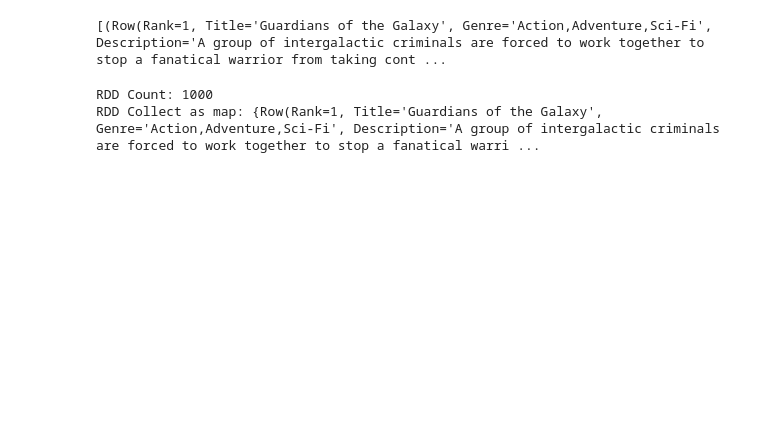
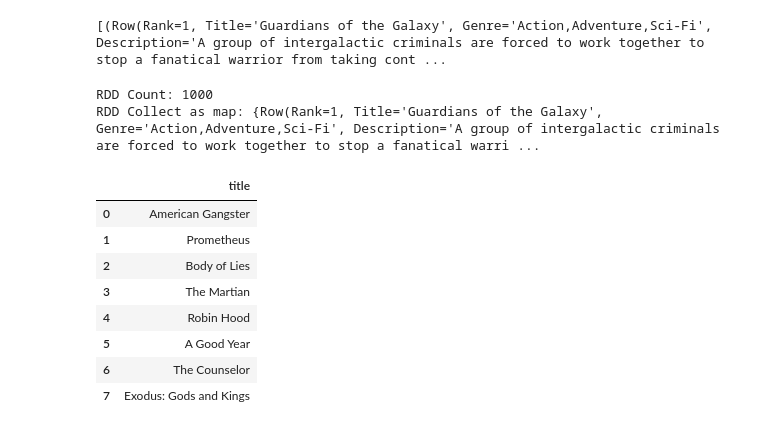
Before and after one commit to zakarlyya/examples, a Jupyter notebook: example-spark/imdb-example.ipynb, the cells around one changed output. Saved outputs shown, nothing was run; the diff lists cells and outputs as text; code cells hidden in the pictures; blank space fills up the shorter version.

```diff
--- a/example-spark/imdb-example.ipynb
+++ b/example-spark/imdb-example.ipynb
@@ -199,0 +213,12 @@ RDD Collect as map: {Row(Rank=1, Title='Guardians of the Galaxy', Genre='Action,
+# %%
+spark.sql("select distinct title from imdb where director ='Ridley Scott'").toPandas()
+# %% [output]
+|  | title |
+| 0 | American Gangster |
+| 1 | Prometheus |
+| 2 | Body of Lies |
+| 3 | The Martian |
+| 4 | Robin Hood |
+| 5 | A Good Year |
+| 6 | The Counselor |
+| 7 | Exodus: Gods and Kings |
```
Also changed, not shown: parts of 7 cells of this notebook.
